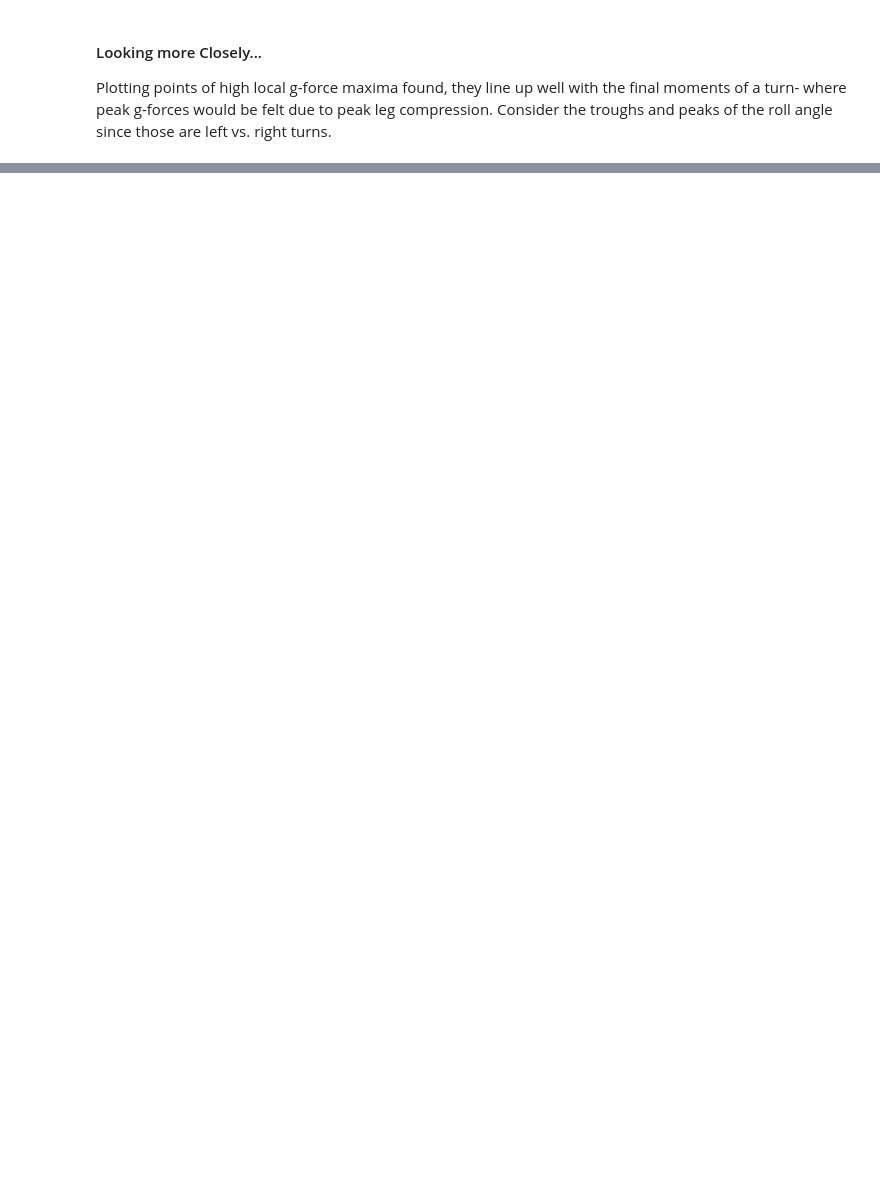
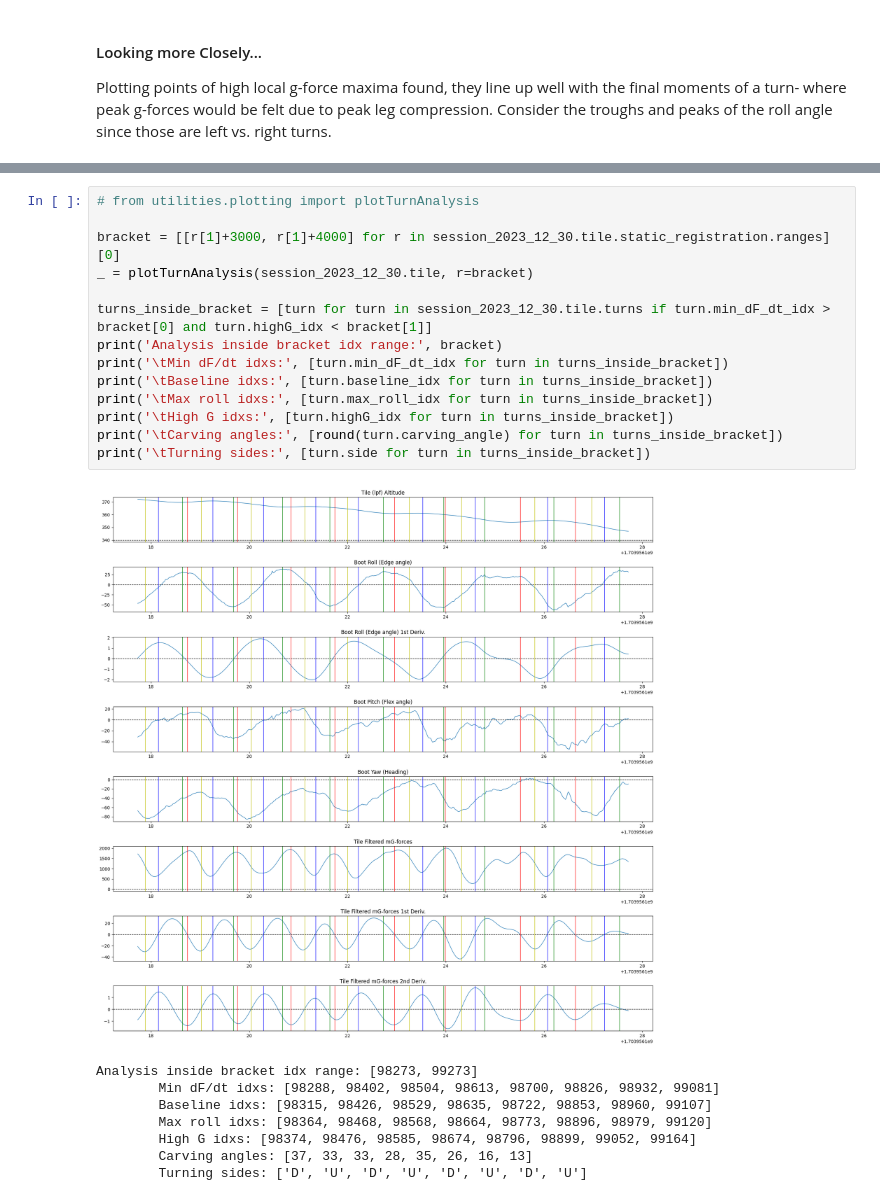
Before and after one commit to Nagillimi/Skiing-Logging, a Jupyter notebook: notebooks/turn_identification.ipynb, the cells around one changed output, grey strips where cells are left out. Saved outputs shown, nothing was run; the diff lists cells and outputs as text; blank space fills up the shorter version.

```diff
--- a/notebooks/turn_identification.ipynb
+++ b/notebooks/turn_identification.ipynb
@@ -96,0 +227,23 @@ _ = plotTurnAnalytics(session_2023_12_30.tile, zc_mG_lpf_idxs, brackets[0])
+# %%
+# from utilities.plotting import plotTurnAnalysis
+
+bracket = [[r[1]+3000, r[1]+4000] for r in session_2023_12_30.tile.static_registration.ranges][0]
+_ = plotTurnAnalysis(session_2023_12_30.tile, r=bracket)
+
+turns_inside_bracket = [turn for turn in session_2023_12_30.tile.turns if turn.min_dF_dt_idx > bracket[0] and turn.highG_idx < bracket[1]]
+print('Analysis inside bracket idx range:', bracket)
+print('\tMin dF/dt idxs:', [turn.min_dF_dt_idx for turn in turns_inside_bracket])
+print('\tBaseline idxs:', [turn.baseline_idx for turn in turns_inside_bracket])
+print('\tMax roll idxs:', [turn.max_roll_idx for turn in turns_inside_bracket])
+print('\tHigh G idxs:', [turn.highG_idx for turn in turns_inside_bracket])
+print('\tCarving angles:', [round(turn.carving_angle) for turn in turns_inside_bracket])
+print('\tTurning sides:', [turn.side for turn in turns_inside_bracket])
+# %% [output]
+[figure, added]
+Analysis inside bracket idx range: [98273, 99273]
+        Min dF/dt idxs: [98288, 98402, 98504, 98613, 98700, 98826, 98932, 99081]
+        Baseline idxs: [98315, 98426, 98529, 98635, 98722, 98853, 98960, 99107]
+        Max roll idxs: [98364, 98468, 98568, 98664, 98773, 98896, 98979, 99120]
+        High G idxs: [98374, 98476, 98585, 98674, 98796, 98899, 99052, 99164]
+        Carving angles: [37, 33, 33, 28, 35, 26, 16, 13]
+        Turning sides: ['D', 'U', 'D', 'U', 'D', 'U', 'D', 'U']
```
Also changed, not shown: parts of 7 cells of this notebook, 6 other files.
